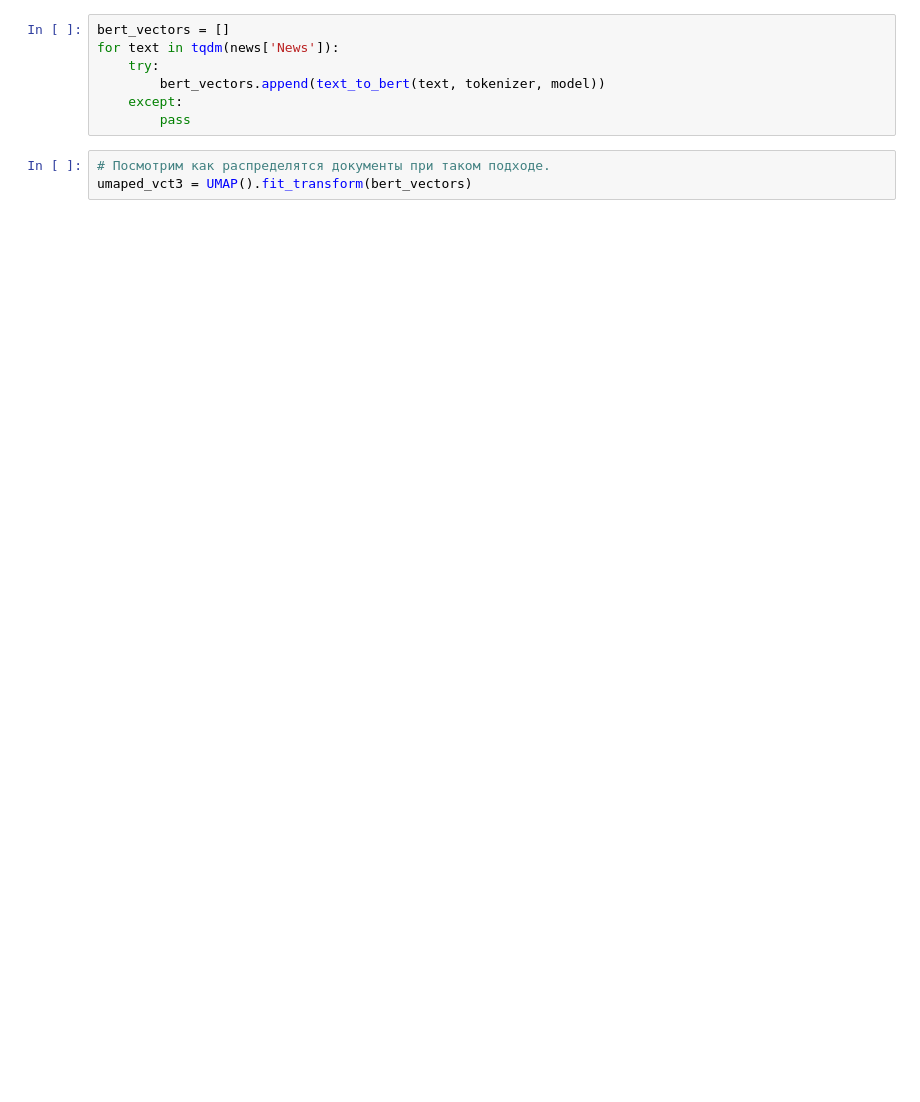
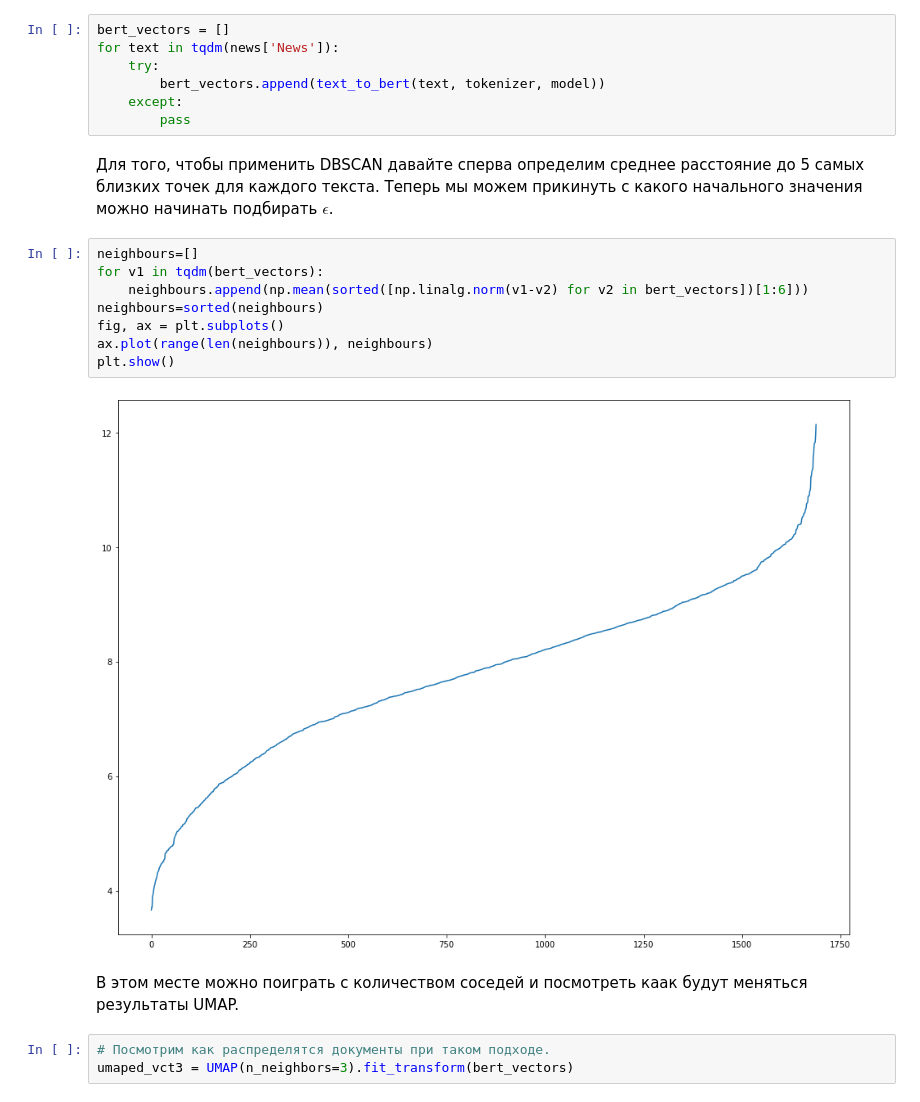
Before and after one commit to klyshinsky/NLP_VVSU_2024, a Jupyter notebook: Lecture_10_W2V_Bert.ipynb, the cells around one changed output. Drawn from its saved outputs; the diff is of its cells as text; blank space fills up the shorter version.

```diff
--- a/Lecture_10_W2V_Bert.ipynb
+++ b/Lecture_10_W2V_Bert.ipynb
@@ -1185,7 +1259,21 @@ for text in tqdm(news['News']):
         bert_vectors.append(text_to_bert(text, tokenizer, model))
     except:
         pass
+# %% [markdown]
+Для того, чтобы применить DBSCAN давайте сперва определим среднее расстояние до 5 самых близких точек для каждого текста. Теперь мы можем прикинуть с какого начального значения можно начинать подбирать $\epsilon$.
+# %%
+neighbours=[]
+for v1 in tqdm(bert_vectors):
+    neighbours.append(np.mean(sorted([np.linalg.norm(v1-v2) for v2 in bert_vectors])[1:6]))
+neighbours=sorted(neighbours)
+fig, ax = plt.subplots()
+ax.plot(range(len(neighbours)), neighbours)
+plt.show()
+# %% [output]
+[figure, added]
+# %% [markdown]
+В этом месте можно поиграть с количеством соседей и посмотреть каак будут меняться результаты UMAP.
 # %%
 # Посмотрим как распределятся документы при таком подходе.
-umaped_vct3 = UMAP().fit_transform(bert_vectors)
+umaped_vct3 = UMAP(n_neighbors=3).fit_transform(bert_vectors)
 # %%
```
Also changed, not shown: parts of 25 cells of this notebook, 7 other files.
